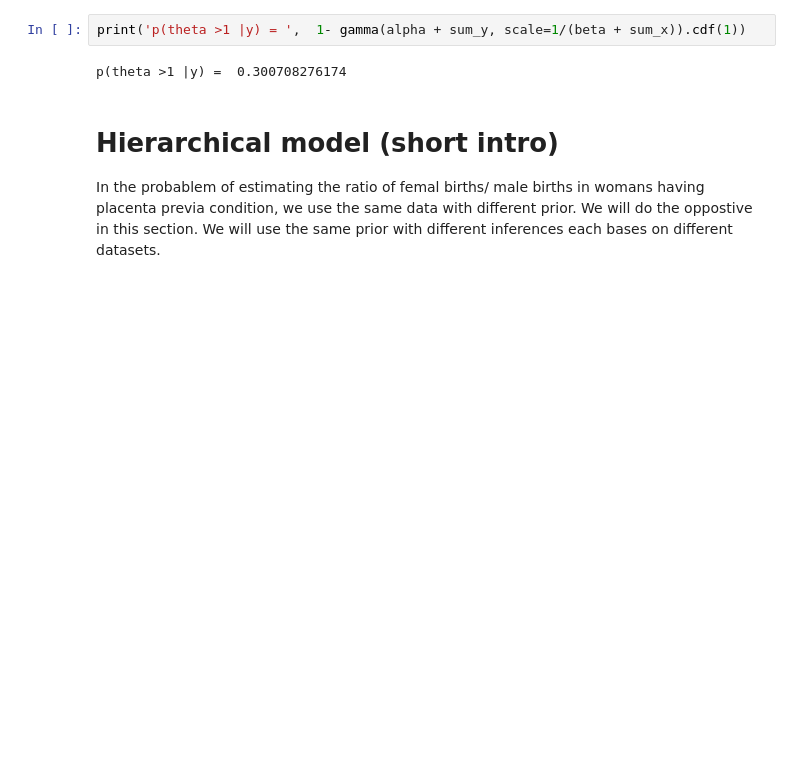
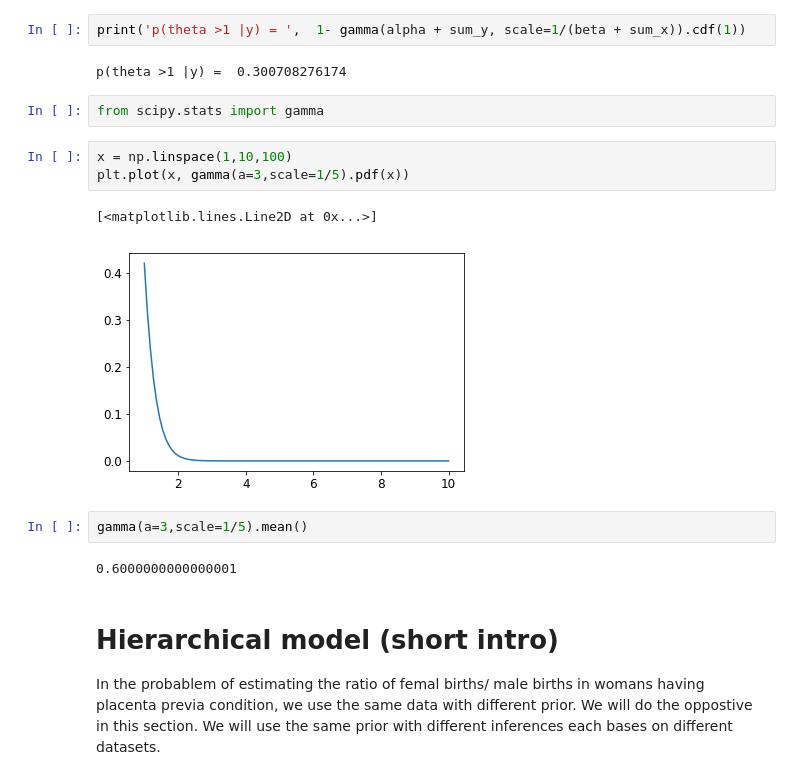
Before and after one commit to totucuong/bayes_data_analysis, a Jupyter notebook: bda/ch2_gelman_bda.ipynb, the cells around one changed output. Cells and saved outputs as stored; diff of their text form; blank space fills up the shorter version.

```diff
--- a/bda/ch2_gelman_bda.ipynb
+++ b/bda/ch2_gelman_bda.ipynb
@@ -372,6 +379,18 @@ axes[1].annotate(
 print('p(theta >1 |y) = ',  1- gamma(alpha + sum_y, scale=1/(beta + sum_x)).cdf(1))
 # %% [output]
 p(theta >1 |y) =  0.300708276174
+# %%
+from scipy.stats import gamma
+# %%
+x = np.linspace(1,10,100)
+plt.plot(x, gamma(a=3,scale=1/5).pdf(x))
+# %% [output]
+[<matplotlib.lines.Line2D at 0x...>]
+[figure, added]
+# %%
+gamma(a=3,scale=1/5).mean()
+# %% [output]
+0.6000000000000001
 # %% [markdown]
 # Hierarchical model (short intro)
 
```
Also changed, not shown: parts of 1 cell of this notebook, 4 other files.
